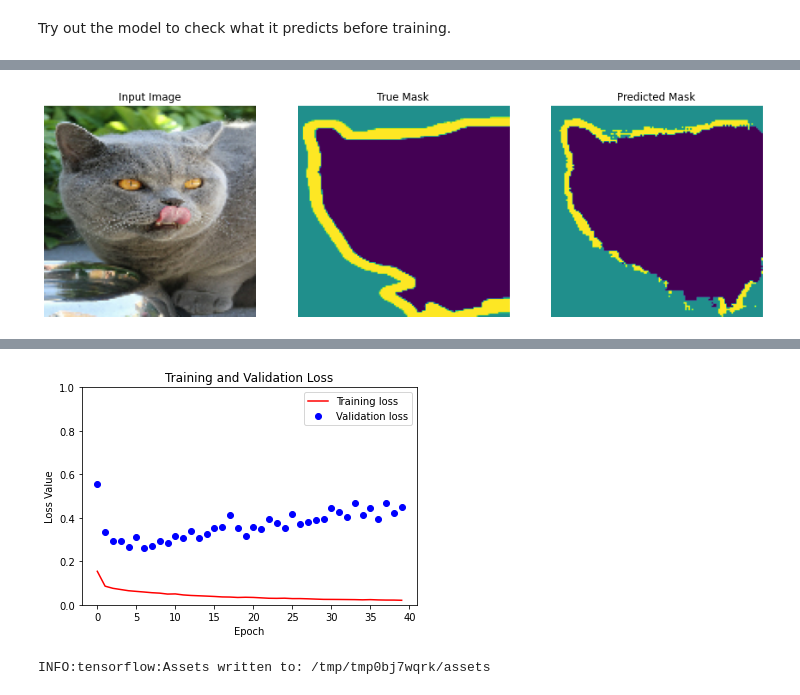
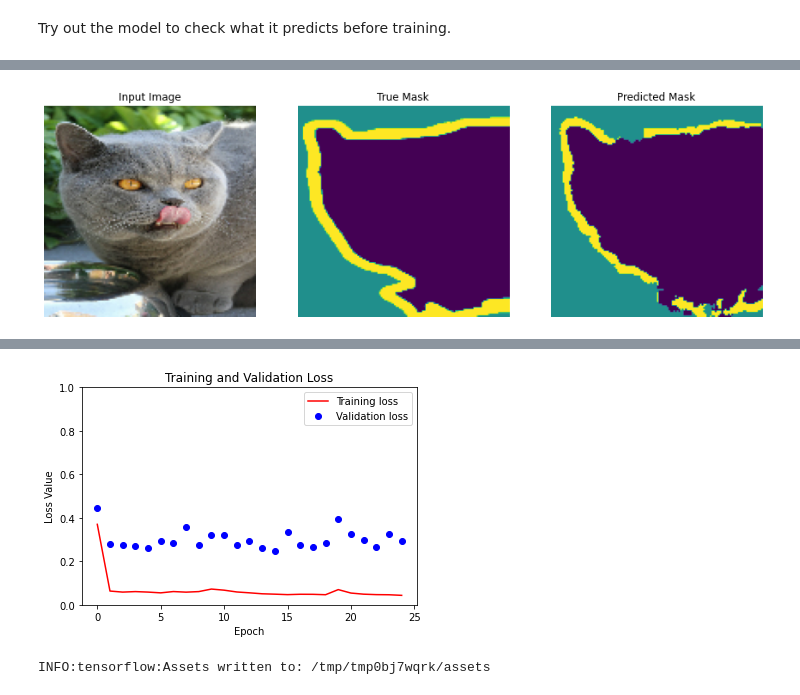
Before and after one commit to amirgholipour/image-segmentation, a Jupyter notebook: 02_Image_Segmentation_EfficientNetV2B0.ipynb, the cells around one changed output, grey strips where cells are left out. Saved outputs shown, nothing was run; the diff lists cells and outputs as text; code cells hidden in the pictures.

Commit message:
update with efficentnet model

```diff
--- a/02_Image_Segmentation_EfficientNetV2B0.ipynb
+++ b/02_Image_Segmentation_EfficientNetV2B0.ipynb
@@ -380,13 +379,6 @@ Have a quick look at the resulting model architecture:
 # %%
-OUTPUT_CLASSES = 3
-model = unet_model(OUTPUT_CLASSES)
+import tensorflow_addons as tfa
 model.compile(
-    optimizer='adam',
+    optimizer=tfa.optimizers.Yogi(learning_rate=0.001),
     loss=tf.keras.losses.SparseCategoricalCrossentropy(from_logits=True),
     metrics=['accuracy'])
-# %%
-import tensorflow_addons as tfa
-model.compile(
-    optimizer=tfa.optimizers.Yogi(learning_rate=0.1),
-    loss=tf.keras.losses.SparseCategoricalCrossentropy(from_logits=True),
-    metrics=['accuracy'])
@@ -407,27 +391,27 @@ show_predictions()
 # %%
 EPOCHS = 40
-VAL_SUBSPLITS = 5
+VAL_SUBSPLITS = 10
 
 VALIDATION_STEPS = info.splits['test'].num_examples//BATCH_SIZE//VAL_SUBSPLITS
 ## Saving the best model
-checkpoint_filepath = './models/image_segmentation_model_efn_v2_b0.h5'
+checkpoint_filepath = './models/image_segmentation_model_EfficientNetV2B0.h5'
 model_checkpoint_callback = tf.keras.callbacks.ModelCheckpoint(
     filepath=checkpoint_filepath,
     #save_weights_only=True,
     monitor='val_accuracy',
     mode='max',
     save_best_only=True)
 ## Early Stoping
 early_stopping_callback = tf.keras.callbacks.EarlyStopping(
-    monitor='val_loss', patience=5,
+    monitor='val_loss', patience=10,
 )
 ## Train the model and save the historical information
 model_history = model.fit(
     train_batches.map(add_sample_weights),
     epochs=EPOCHS,
       steps_per_epoch=STEPS_PER_EPOCH,
       validation_steps=VALIDATION_STEPS,
       validation_data=test_batches,
       callbacks=[DisplayCallback(),model_checkpoint_callback,early_stopping_callback])
 # %% [output]
-[figure, old version]
+[figure, new version]
@@ -448,5 +432,5 @@ plt.ylim([0, 1])
 plt.legend()
 plt.show()
 # %% [output]
-[figure, old version]
+[figure, new version]
 # %%
```
Also changed, not shown: parts of 10 cells of this notebook, 4 other files.
